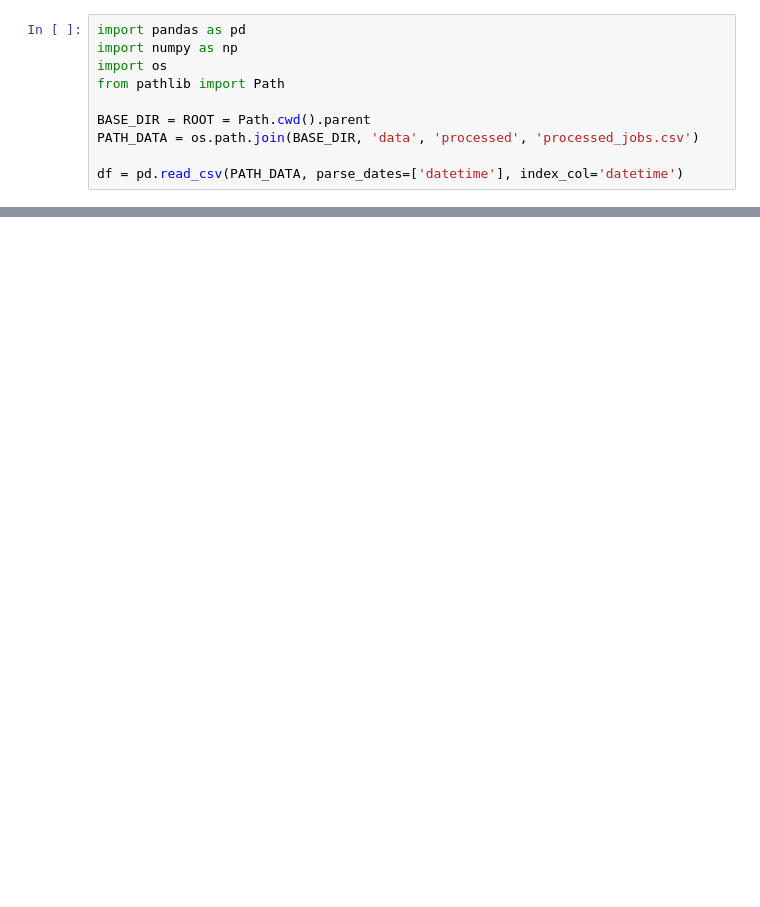
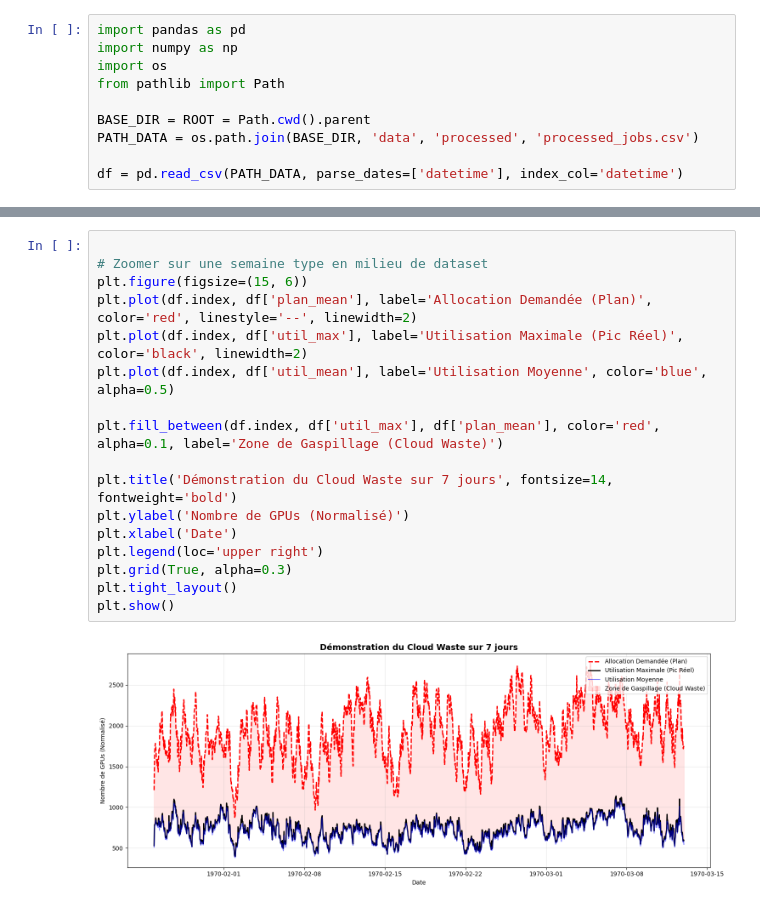
Before and after one commit to pabecq/alibaba-gpu-workload-prediction, a Jupyter notebook: workbooks/00_EDA.ipynb, the cells around one changed output, grey strips where cells are left out. Drawn from its saved outputs; the diff is of its cells as text; blank space fills up the shorter version.

```diff
--- a/workbooks/00_EDA.ipynb
+++ b/workbooks/00_EDA.ipynb
@@ -17,0 +18,19 @@ plt.plot(df['total_gpu_util'])
+# %%
+
+# Zoomer sur une semaine type en milieu de dataset
+plt.figure(figsize=(15, 6))
+plt.plot(df.index, df['plan_mean'], label='Allocation Demandée (Plan)', color='red', linestyle='--', linewidth=2)
+plt.plot(df.index, df['util_max'], label='Utilisation Maximale (Pic Réel)', color='black', linewidth=2)
+plt.plot(df.index, df['util_mean'], label='Utilisation Moyenne', color='blue', alpha=0.5)
+
+plt.fill_between(df.index, df['util_max'], df['plan_mean'], color='red', alpha=0.1, label='Zone de Gaspillage (Cloud Waste)')
+
+plt.title('Démonstration du Cloud Waste sur 7 jours', fontsize=14, fontweight='bold')
+plt.ylabel('Nombre de GPUs (Normalisé)')
+plt.xlabel('Date')
+plt.legend(loc='upper right')
+plt.grid(True, alpha=0.3)
+plt.tight_layout()
+plt.show()
+# %% [output]
+[figure, added]
```
Also changed, not shown: parts of 3 cells of this notebook, 3 other files.
